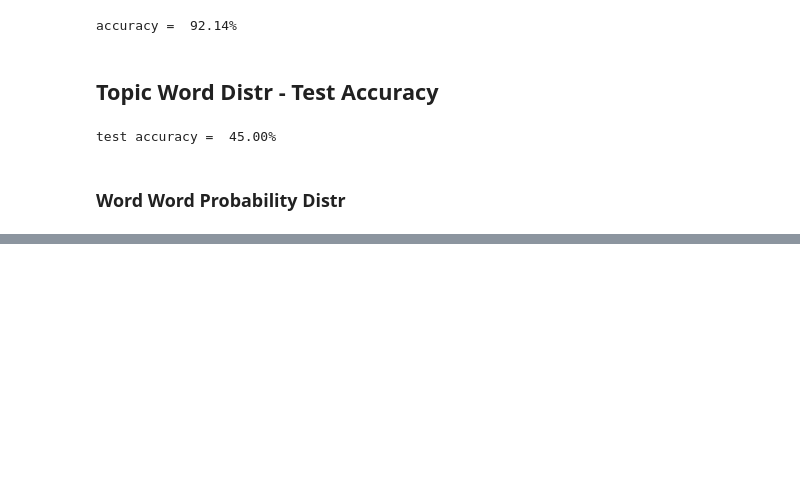
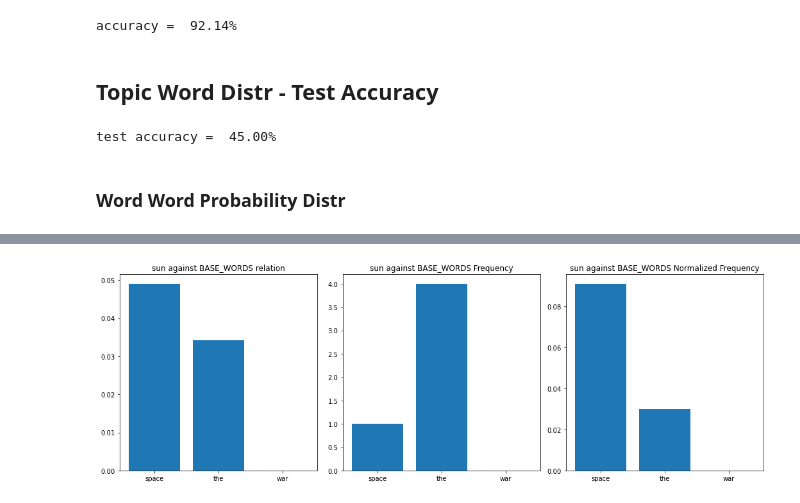
Before and after one commit to iamr0b0tx/topic_modeler, a Jupyter notebook: topic_modeler.ipynb, the cells around one changed output, grey strips where cells are left out. Drawn from its saved outputs; the diff is of its cells as text; code cells hidden in the pictures; blank space fills up the shorter version.

```diff
--- a/topic_modeler.ipynb
+++ b/topic_modeler.ipynb
@@ -343,27 +371,29 @@ word_word_pr_distr[word].sort_values(ascending=False).head(10)
 # %%
-word = "space"
+word = "sun"
 base_words = ["space", "the", "war"]
 
 fig = plt.figure(figsize=(15, 5), tight_layout=True)
 ax11 = fig.add_subplot(131)
 ax12 = fig.add_subplot(132)
 ax13 = fig.add_subplot(133)
 
 ax11.set_title(f"{word} against BASE_WORDS relation")
 ax11.bar(base_words, word_word_pr_distr.loc[word][base_words])
 
 freqs, norm_freqs = [], []
 wdc = (wdt_train[base_words] > 0).sum(0)
 word_word_freq = (wdt_train[base_words][wdt_train[word] > 0] > 0).sum(0)
 
 for w in base_words:
     freqs.append(word_word_freq[w])
     norm_freqs.append(word_word_freq[w] / wdc[w])
 
 ax12.set_title(f"{word} against BASE_WORDS Frequency")
 ax12.bar(base_words, freqs)
 
 ax13.set_title(f"{word} against BASE_WORDS Normalized Frequency")
 ax13.bar(base_words, norm_freqs)
 
 plt.show()
+# %% [output]
+[figure, added]
```
Also changed, not shown: parts of 8 cells of this notebook.
